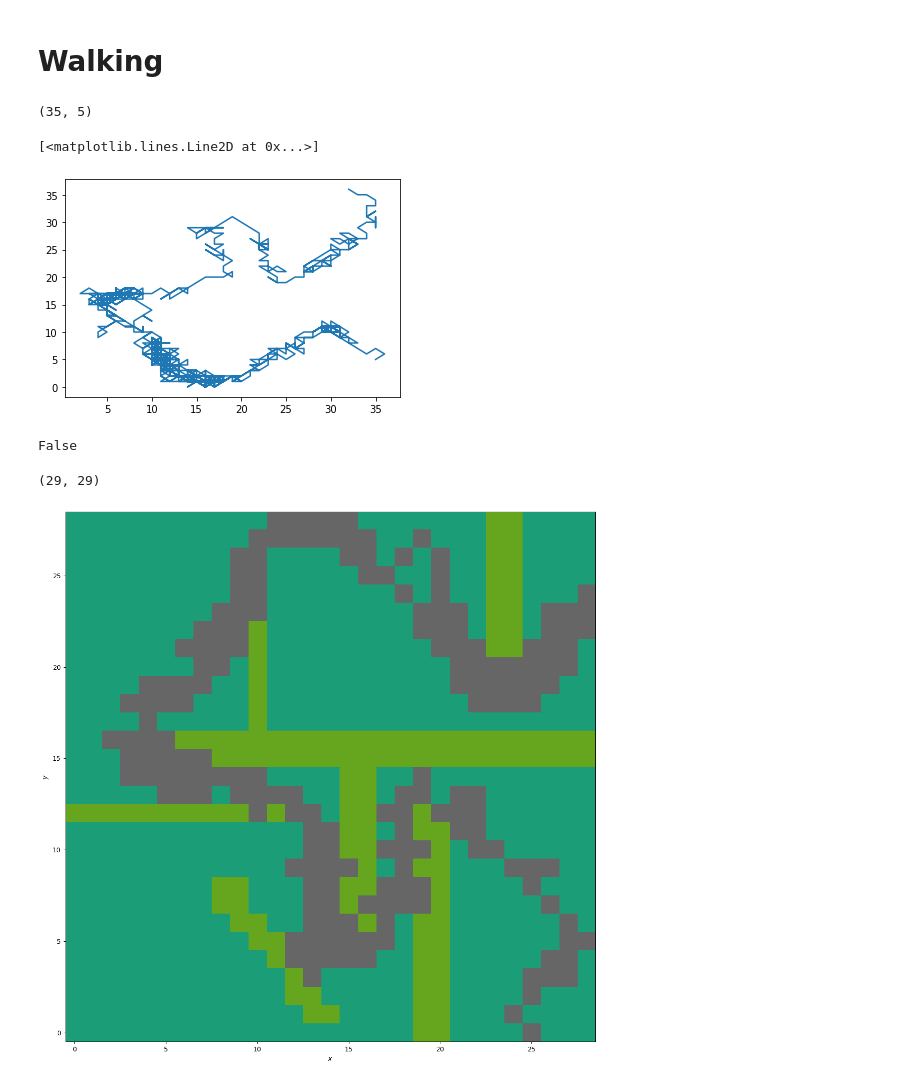
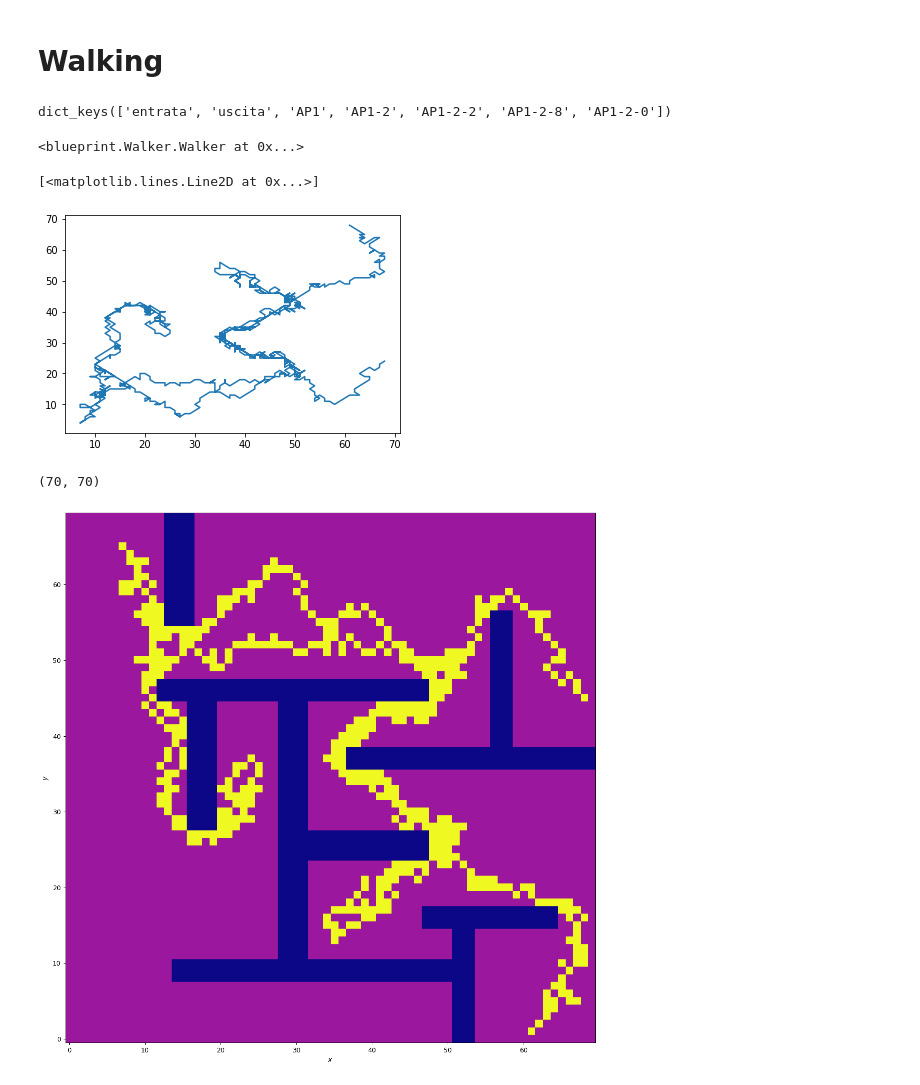
Before and after one commit to pietroairaghi/bs4_walker_simulator, a Jupyter notebook: mapSVG_pipeline.ipynb, the cells around one changed output. Drawn from its saved outputs; the diff is of its cells as text; code cells hidden in the pictures.

Commit message:
walker ok

```diff
--- a/mapSVG_pipeline.ipynb
+++ b/mapSVG_pipeline.ipynb
@@ -113,9 +113,3 @@ for exitID,exit in exits.items():
     points[exitID] = exit
 for ap in attractionPoints:
     points[ap.id] = {'object':ap,'cx':ap.cx,'cy':ap.cy}
-# %%
-for i,idStart in enumerate(points.keys()):
-    for j in range(i+1,len(points)):
-        idEnd = list(points.keys())[j]
-        idPath = idStart + "-" + idEnd
-        BP.calcPath(points[idStart],points[idEnd],idPath)
@@ -219,7 +125,10 @@ class Walker:
-# %%
-walker = Walker([BP.paths['entrata-uscita']],'pietro')
-# %%
-walker.startWalking()
-print(walker.currentPosition)
-# %% [output]
-(35, 5)
+# %%
+points.keys()
+# %% [output]
+dict_keys(['entrata', 'uscita', 'AP1', 'AP1-2', 'AP1-2-2', 'AP1-2-8', 'AP1-2-0'])
+# %%
+BP.addWalker(points['entrata'],['AP1','AP1-2-2','AP1-2-8','uscita'],'pietro')
+# %%
+BP.walkers['pietro']
+# %% [output]
+<blueprint.Walker.Walker at 0x...>
@@ -226,12 +137,8 @@ print(walker.currentPosition)
 # %%
-plt.plot(*zip(*walker.pathway))
+plt.plot(*zip(*BP.walkers['pietro'].pathway))
 # %% [output]
 [<matplotlib.lines.Line2D at 0x...>]
-[figure, old version]
+[figure, new version]
-# %%
-Point(0, 0).within(Point(3,3).buffer(3.0))
-# %% [output]
-False
 # %%
 def plotWalkerPathway(maze,walker,title=None):
     a = np.copy(maze)
@@ -242,14 +149,14 @@ def plotWalkerPathway(maze,walker,title=None):
 
     figure = plt.figure(figsize=[15, 15], dpi=90)
 
-    plt.imshow(np.rot90(a), cmap='Dark2', interpolation='nearest')
+    plt.imshow(np.rot90(a), cmap='plasma', interpolation='nearest')
     plt.xlabel("$x$")
     plt.ylabel("$y$")
     plt.gca().invert_yaxis()
 
     plt.show()
 # %%
-plotWalkerPathway(BP.maze,walker)
+plotWalkerPathway(BP.maze,BP.walkers['pietro'])
 # %% [output]
-(29, 29)
+(70, 70)
-[figure, old version]
+[figure, new version]
```
Also changed, not shown: parts of 8 cells of this notebook, 6 other files.
